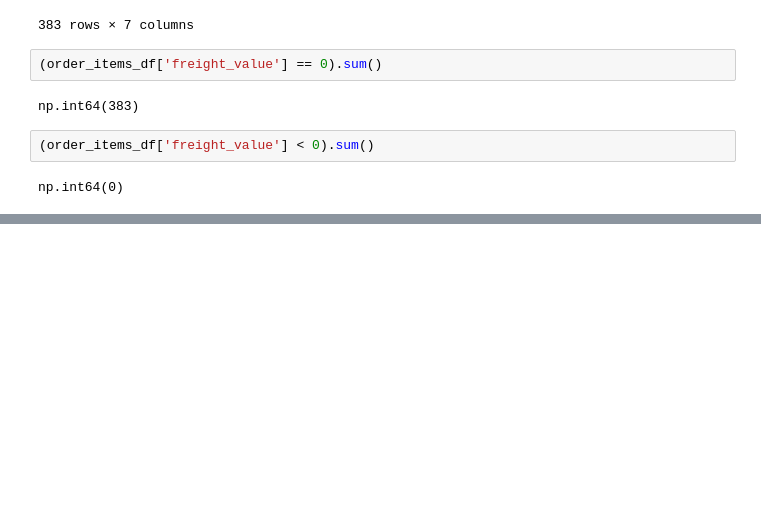
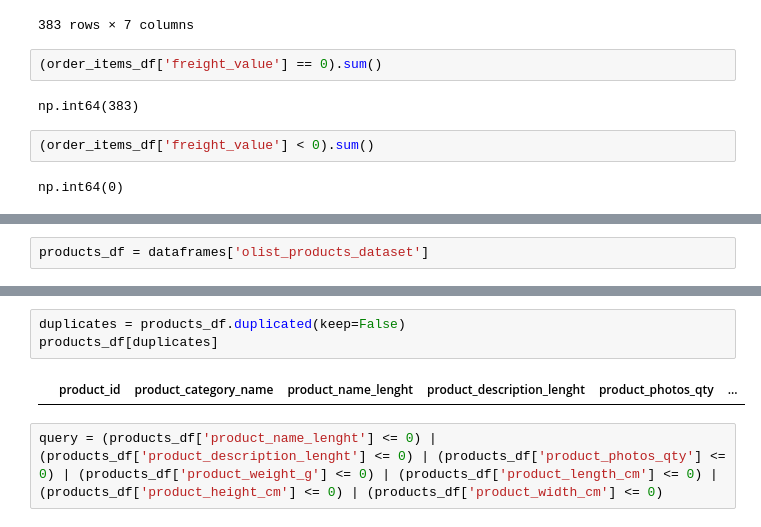
Before and after one commit to ashwinam/brazzilian-ecomm-data-engineering, a Jupyter notebook: notebooks/data_exploration.ipynb, the cells around one changed output, grey strips where cells are left out. Drawn from its saved outputs; the diff is of its cells as text; blank space fills up the shorter version.

```diff
--- a/notebooks/data_exploration.ipynb
+++ b/notebooks/data_exploration.ipynb
@@ -369,0 +354,2 @@ order_items_df[order_items_df['freight_value'] <= 0].head(20)
+# %%
+products_df = dataframes['olist_products_dataset']
@@ -369,0 +382,7 @@ order_items_df[order_items_df['freight_value'] <= 0].head(20)
+# %%
+duplicates = products_df.duplicated(keep=False)
+products_df[duplicates]
+# %% [output]
+|  | product_id | product_category_name | product_name_lenght | product_description_lenght | product_photos_qty | ... |
+# %%
+query = (products_df['product_name_lenght'] <= 0) | (products_df['product_description_lenght'] <= 0) | (products_df['product_photos_qty'] <= 0) | (products_df['product_weight_g'] <= 0) | (products_df['product_length_cm'] <= 0) | (products_df['product_height_cm'] <= 0) | (products_df['product_width_cm'] <= 0)
```
Also changed, not shown: parts of 5 cells of this notebook, 1 other file.
